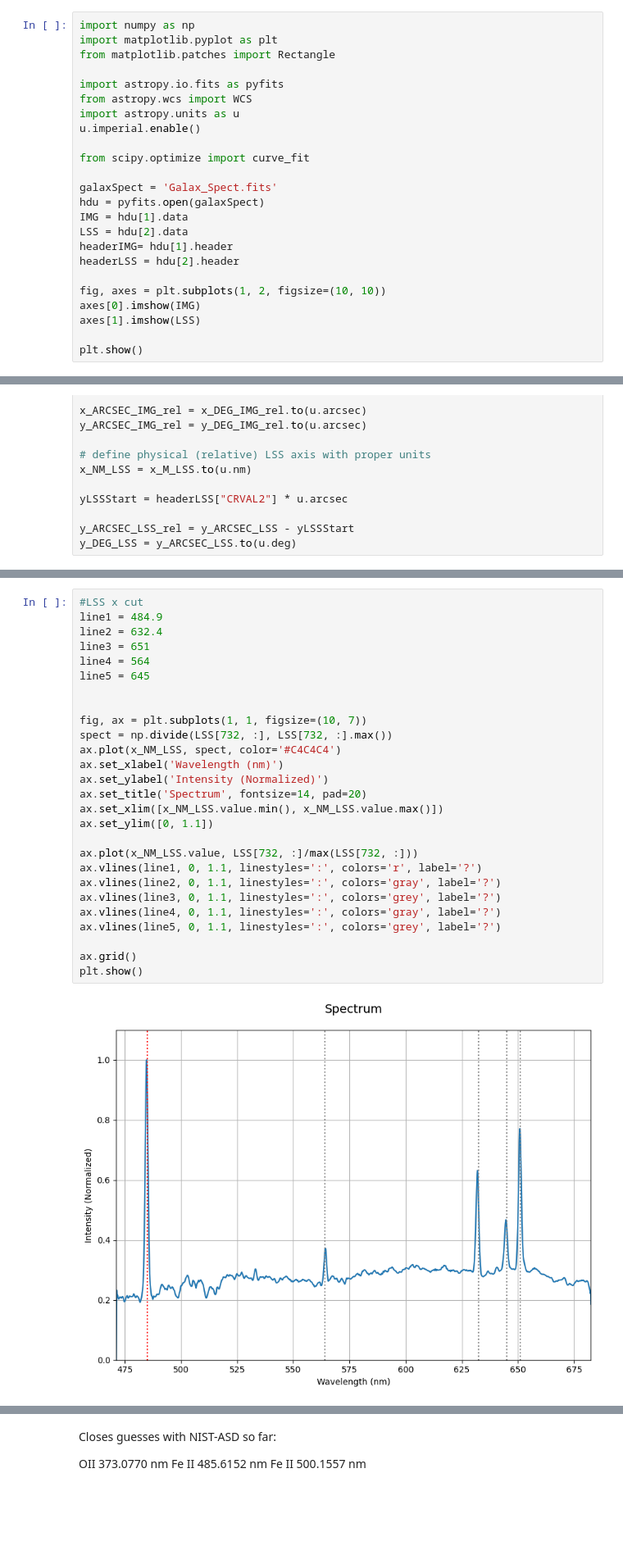
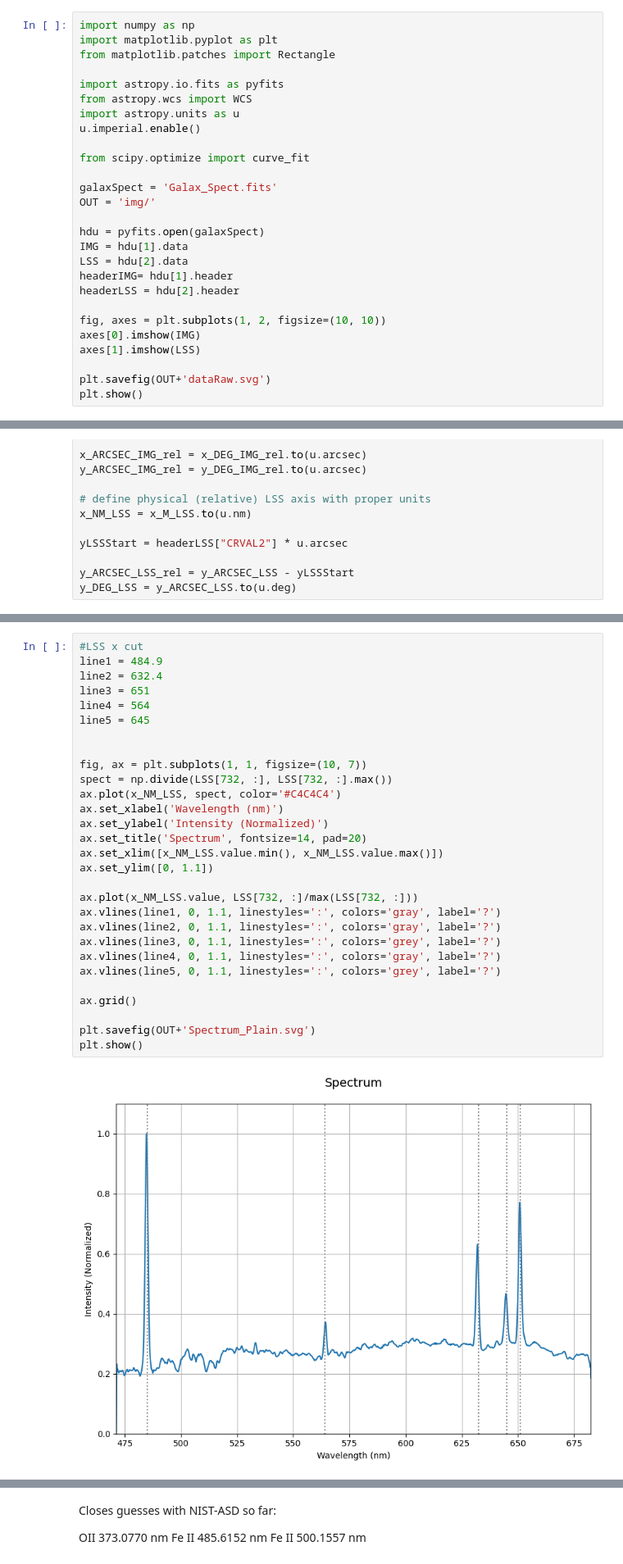
Before and after one commit to B0whunt3r21/AstroPrak, a Jupyter notebook: Galax_Spect/Galax_Spect.ipynb, the cells around one changed output, grey strips where cells are left out. Shown at 82% size. Cells and saved outputs as stored; diff of their text form; blank space fills up the shorter version.

```diff
--- a/Galax_Spect/Galax_Spect.ipynb
+++ b/Galax_Spect/Galax_Spect.ipynb
@@ -11,6 +11,8 @@ u.imperial.enable()
 from scipy.optimize import curve_fit
 
 galaxSpect = 'Galax_Spect.fits'
+OUT = 'img/'
+
 hdu = pyfits.open(galaxSpect)
 IMG = hdu[1].data
 LSS = hdu[2].data
@@ -21,6 +23,7 @@ fig, axes = plt.subplots(1, 2, figsize=(10, 10))
 axes[0].imshow(IMG)
 axes[1].imshow(LSS)
 
+plt.savefig(OUT+'dataRaw.svg')
 plt.show()
 # %% [output]
 [figure]
@@ -436,32 +451,34 @@ plt.show()
 # %%
 #LSS x cut
 line1 = 484.9
 line2 = 632.4
 line3 = 651
 line4 = 564
 line5 = 645
 
 
 fig, ax = plt.subplots(1, 1, figsize=(10, 7))
 spect = np.divide(LSS[732, :], LSS[732, :].max())
 ax.plot(x_NM_LSS, spect, color='#C4C4C4')
 ax.set_xlabel('Wavelength (nm)')
 ax.set_ylabel('Intensity (Normalized)')
 ax.set_title('Spectrum', fontsize=14, pad=20)
 ax.set_xlim([x_NM_LSS.value.min(), x_NM_LSS.value.max()])
 ax.set_ylim([0, 1.1])
 
 ax.plot(x_NM_LSS.value, LSS[732, :]/max(LSS[732, :]))
-ax.vlines(line1, 0, 1.1, linestyles=':', colors='r', label='?')
+ax.vlines(line1, 0, 1.1, linestyles=':', colors='gray', label='?')
 ax.vlines(line2, 0, 1.1, linestyles=':', colors='gray', label='?')
 ax.vlines(line3, 0, 1.1, linestyles=':', colors='grey', label='?')
 ax.vlines(line4, 0, 1.1, linestyles=':', colors='gray', label='?')
 ax.vlines(line5, 0, 1.1, linestyles=':', colors='grey', label='?')
 
 ax.grid()
+
+plt.savefig(OUT+'Spectrum_Plain.svg')
 plt.show()
 # %% [output]
-[figure, old version]
+[figure, new version]
 # %%
 #Doppler Correction and Gauss-Fit
 
```
Also changed, not shown: parts of 8 cells of this notebook, 28 other files.
